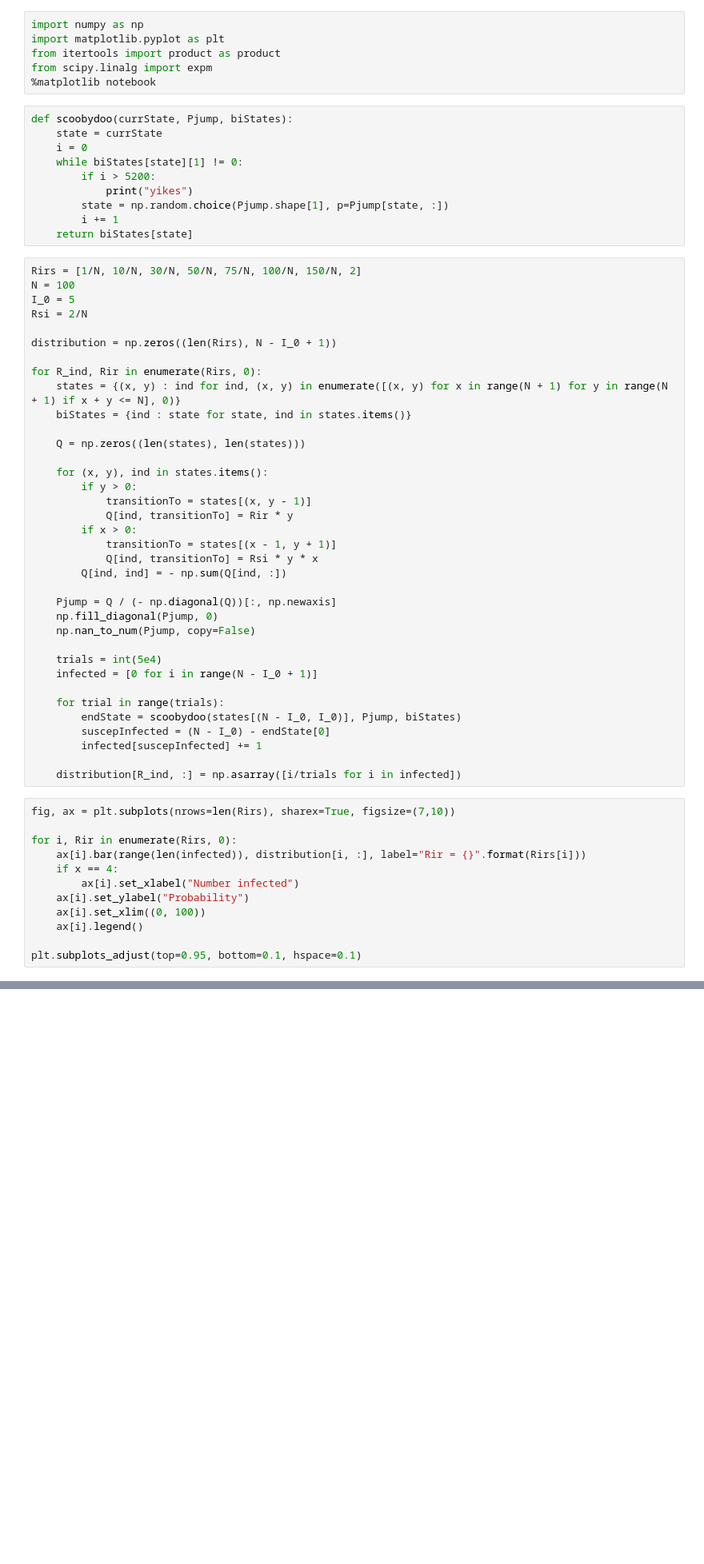
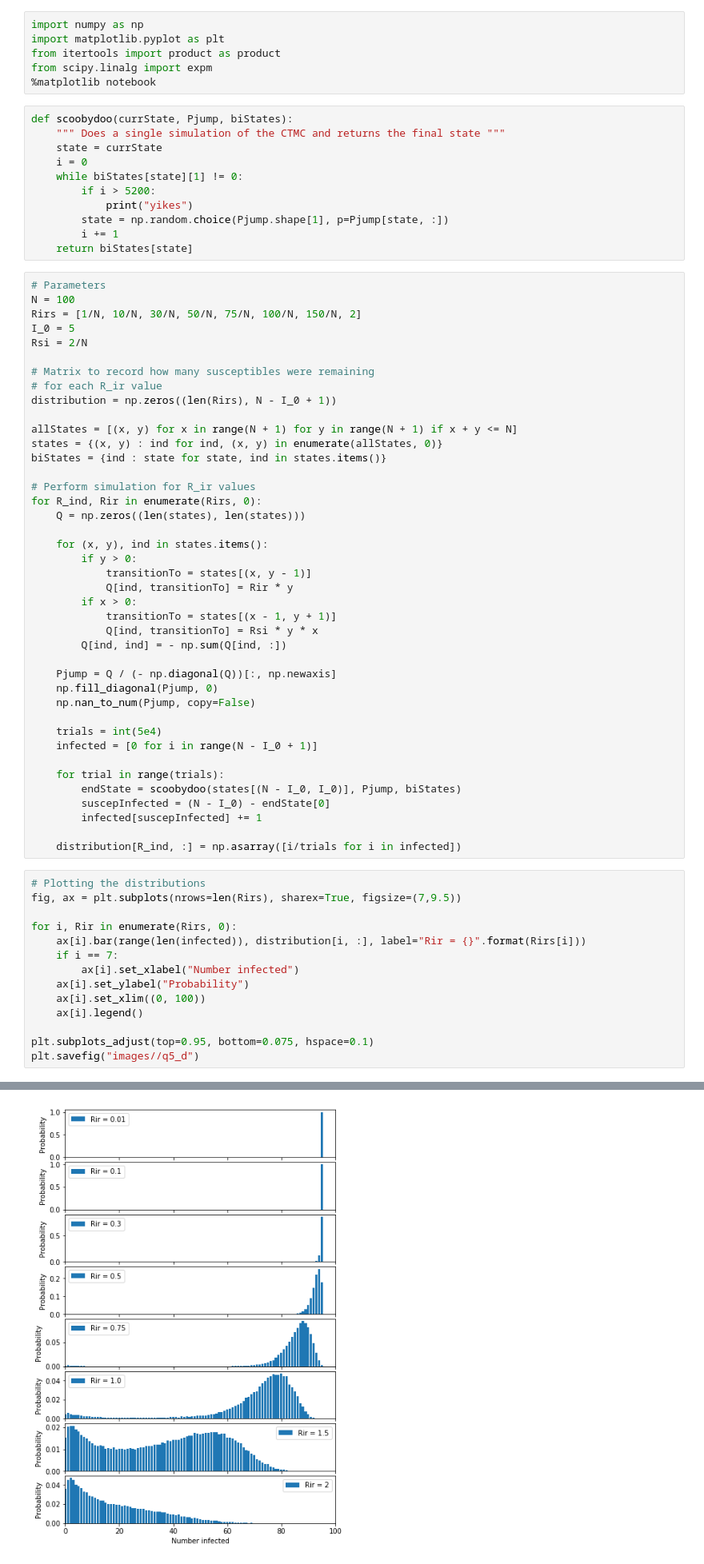
Before and after one commit to aviraljain99/STAT3004_Project_2, a Jupyter notebook: Q5_part_d.ipynb, the cells around one changed output, grey strips where cells are left out. Shown at 80% size. Drawn from its saved outputs; the diff is of its cells as text; blank space fills up the shorter version.

```diff
--- a/Q5_part_d.ipynb
+++ b/Q5_part_d.ipynb
@@ -6,6 +6,7 @@ from scipy.linalg import expm
 %matplotlib notebook
 # %%
 def scoobydoo(currState, Pjump, biStates):
+    """ Does a single simulation of the CTMC and returns the final state """
     state = currState
     i = 0
     while biStates[state][1] != 0:
@@ -15,17 +16,22 @@ def scoobydoo(currState, Pjump, biStates):
         i += 1
     return biStates[state]
 # %%
+# Parameters
+N = 100
 Rirs = [1/N, 10/N, 30/N, 50/N, 75/N, 100/N, 150/N, 2]
-N = 100
 I_0 = 5
 Rsi = 2/N
 
+# Matrix to record how many susceptibles were remaining
+# for each R_ir value
 distribution = np.zeros((len(Rirs), N - I_0 + 1))
 
+allStates = [(x, y) for x in range(N + 1) for y in range(N + 1) if x + y <= N]
+states = {(x, y) : ind for ind, (x, y) in enumerate(allStates, 0)}
+biStates = {ind : state for state, ind in states.items()}
+
+# Perform simulation for R_ir values
 for R_ind, Rir in enumerate(Rirs, 0):
-    states = {(x, y) : ind for ind, (x, y) in enumerate([(x, y) for x in range(N + 1) for y in range(N + 1) if x + y <= N], 0)}
-    biStates = {ind : state for state, ind in states.items()}
-
     Q = np.zeros((len(states), len(states)))
 
     for (x, y), ind in states.items():
@@ -51,15 +57,17 @@ for R_ind, Rir in enumerate(Rirs, 0):
 
     distribution[R_ind, :] = np.asarray([i/trials for i in infected])
 # %%
-fig, ax = plt.subplots(nrows=len(Rirs), sharex=True, figsize=(7,10))
+# Plotting the distributions
+fig, ax = plt.subplots(nrows=len(Rirs), sharex=True, figsize=(7,9.5))
 
 for i, Rir in enumerate(Rirs, 0):
     ax[i].bar(range(len(infected)), distribution[i, :], label="Rir = {}".format(Rirs[i]))
-    if x == 4:
+    if i == 7:
         ax[i].set_xlabel("Number infected")
     ax[i].set_ylabel("Probability")
     ax[i].set_xlim((0, 100))
     ax[i].legend()
 
-plt.subplots_adjust(top=0.95, bottom=0.1, hspace=0.1)
+plt.subplots_adjust(top=0.95, bottom=0.075, hspace=0.1)
+plt.savefig("images//q5_d")
 # %% [output]
@@ -67,0 +74 @@ plt.subplots_adjust(top=0.95, bottom=0.1, hspace=0.1)
+[figure, added]
```
Also changed, not shown: parts of 1 cell of this notebook, 14 other files.
